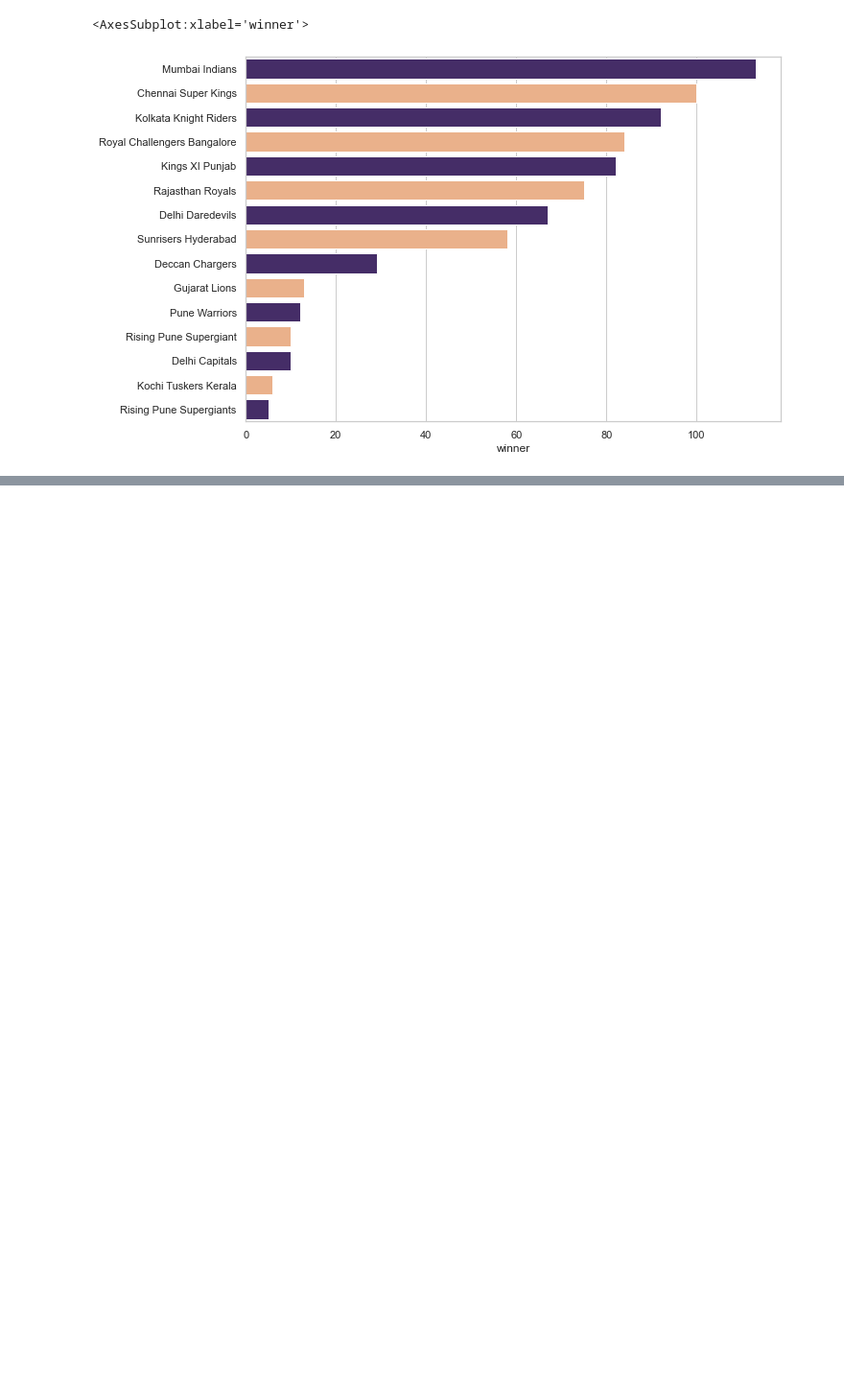
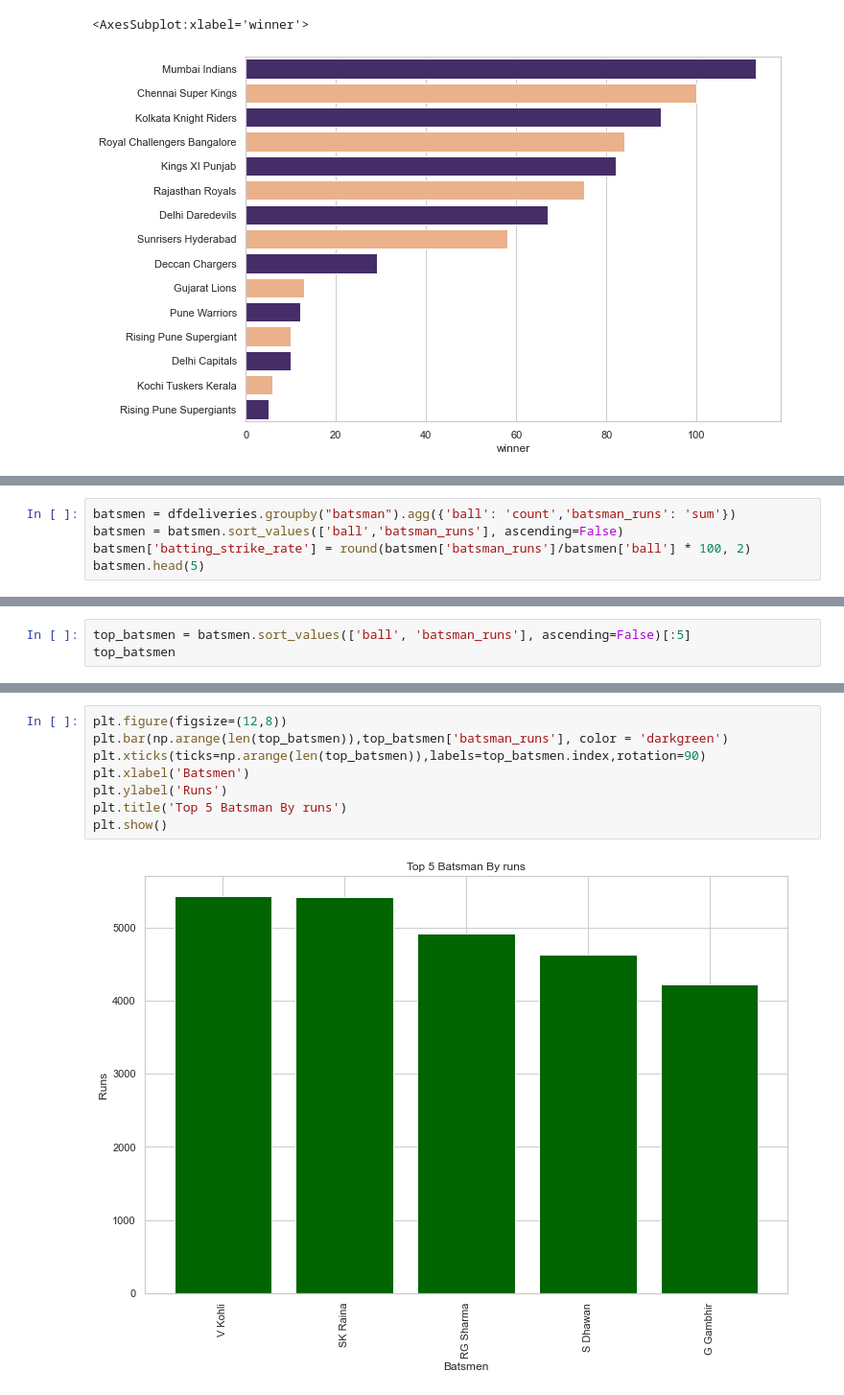
Before and after one commit to itstar2057/The_Spark_Foundation, a Jupyter notebook: Task-5_Sports_EDA/Task-5_EDA_Sports.ipynb, the cells around one changed output, grey strips where cells are left out. Shown at 96% size. Drawn from its saved outputs; the diff is of its cells as text; blank space fills up the shorter version.

```diff
--- a/Task-5_Sports_EDA/Task-5_EDA_Sports.ipynb
+++ b/Task-5_Sports_EDA/Task-5_EDA_Sports.ipynb
@@ -285,0 +403,5 @@ sns.barplot(x=winn , y= winn.index, palette=['#432371',"#FAAE7B"])
+# %%
+batsmen = dfdeliveries.groupby("batsman").agg({'ball': 'count','batsman_runs': 'sum'})
+batsmen = batsmen.sort_values(['ball','batsman_runs'], ascending=False)
+batsmen['batting_strike_rate'] = round(batsmen['batsman_runs']/batsmen['ball'] * 100, 2)
+batsmen.head(5)
@@ -285,0 +418,3 @@ sns.barplot(x=winn , y= winn.index, palette=['#432371',"#FAAE7B"])
+# %%
+top_batsmen = batsmen.sort_values(['ball', 'batsman_runs'], ascending=False)[:5]
+top_batsmen
@@ -285,0 +429,10 @@ sns.barplot(x=winn , y= winn.index, palette=['#432371',"#FAAE7B"])
+# %%
+plt.figure(figsize=(12,8))
+plt.bar(np.arange(len(top_batsmen)),top_batsmen['batsman_runs'], color = 'darkgreen')
+plt.xticks(ticks=np.arange(len(top_batsmen)),labels=top_batsmen.index,rotation=90)
+plt.xlabel('Batsmen')
+plt.ylabel('Runs')
+plt.title('Top 5 Batsman By runs')
+plt.show()
+# %% [output]
+[figure, added]
```
Also changed, not shown: parts of 36 cells of this notebook.
